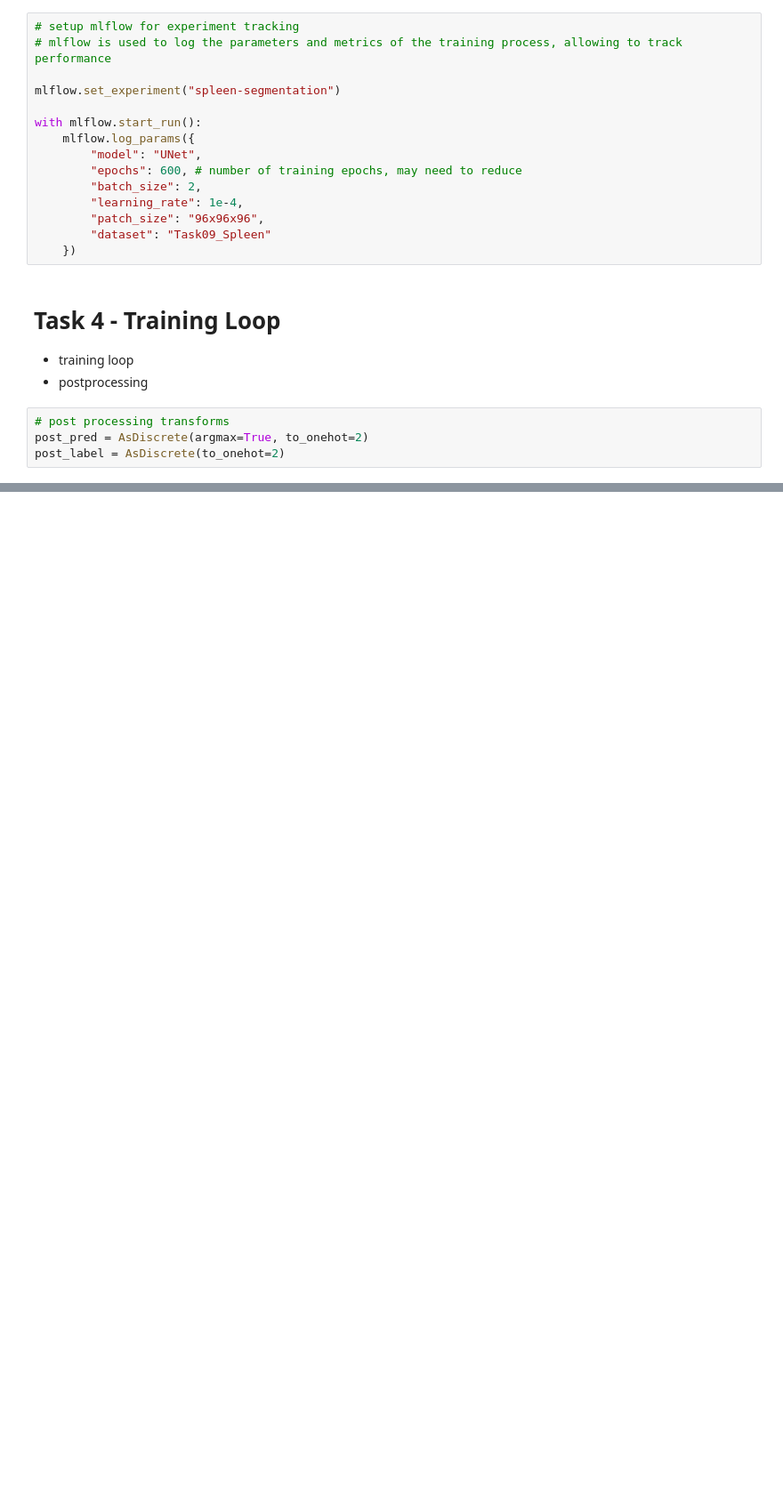
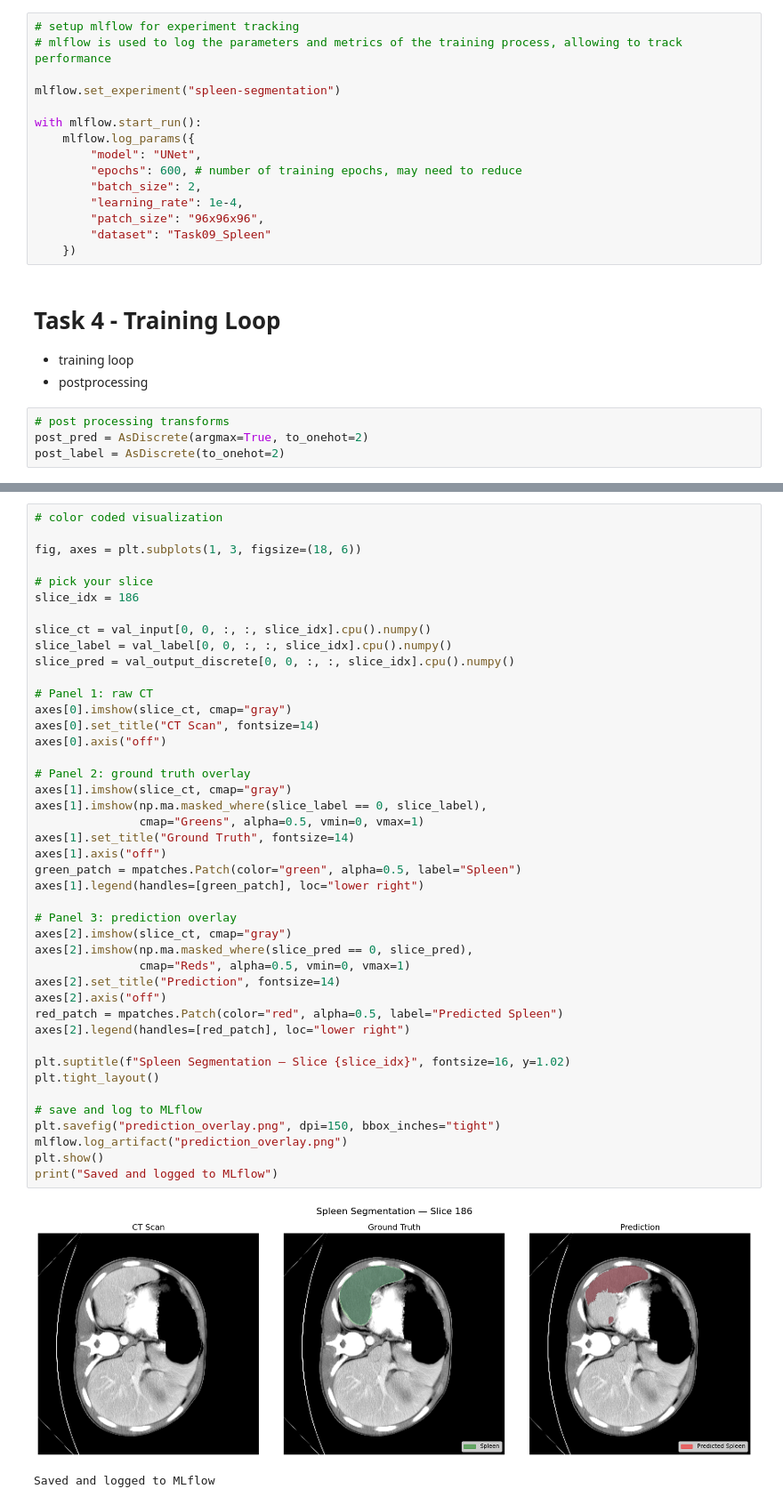
Before and after one commit to Taj32/ct-segmentation-monai, a Jupyter notebook: data_pipeline.ipynb, the cells around one changed output, grey strips where cells are left out. Shown at 89% size. Drawn from its saved outputs; the diff is of its cells as text; blank space fills up the shorter version.

```diff
--- a/data_pipeline.ipynb
+++ b/data_pipeline.ipynb
@@ -555,0 +642,46 @@ Path exists: False
+# %%
+# color coded visualization
+
+fig, axes = plt.subplots(1, 3, figsize=(18, 6))
+
+# pick your slice
+slice_idx = 186
+
+slice_ct = val_input[0, 0, :, :, slice_idx].cpu().numpy()
+slice_label = val_label[0, 0, :, :, slice_idx].cpu().numpy()
+slice_pred = val_output_discrete[0, 0, :, :, slice_idx].cpu().numpy()
+
+# Panel 1: raw CT
+axes[0].imshow(slice_ct, cmap="gray")
+axes[0].set_title("CT Scan", fontsize=14)
+axes[0].axis("off")
+
+# Panel 2: ground truth overlay
+axes[1].imshow(slice_ct, cmap="gray")
+axes[1].imshow(np.ma.masked_where(slice_label == 0, slice_label),
+               cmap="Greens", alpha=0.5, vmin=0, vmax=1)
+axes[1].set_title("Ground Truth", fontsize=14)
+axes[1].axis("off")
+green_patch = mpatches.Patch(color="green", alpha=0.5, label="Spleen")
+axes[1].legend(handles=[green_patch], loc="lower right")
+
+# Panel 3: prediction overlay
+axes[2].imshow(slice_ct, cmap="gray")
+axes[2].imshow(np.ma.masked_where(slice_pred == 0, slice_pred),
+               cmap="Reds", alpha=0.5, vmin=0, vmax=1)
+axes[2].set_title("Prediction", fontsize=14)
+axes[2].axis("off")
+red_patch = mpatches.Patch(color="red", alpha=0.5, label="Predicted Spleen")
+axes[2].legend(handles=[red_patch], loc="lower right")
+
+plt.suptitle(f"Spleen Segmentation — Slice {slice_idx}", fontsize=16, y=1.02)
+plt.tight_layout()
+
+# save and log to MLflow
+plt.savefig("prediction_overlay.png", dpi=150, bbox_inches="tight")
+mlflow.log_artifact("prediction_overlay.png")
+plt.show()
+print("Saved and logged to MLflow")
+# %% [output]
+[figure, added]
+Saved and logged to MLflow
```
Also changed, not shown: parts of 11 cells of this notebook, 1 other file.
